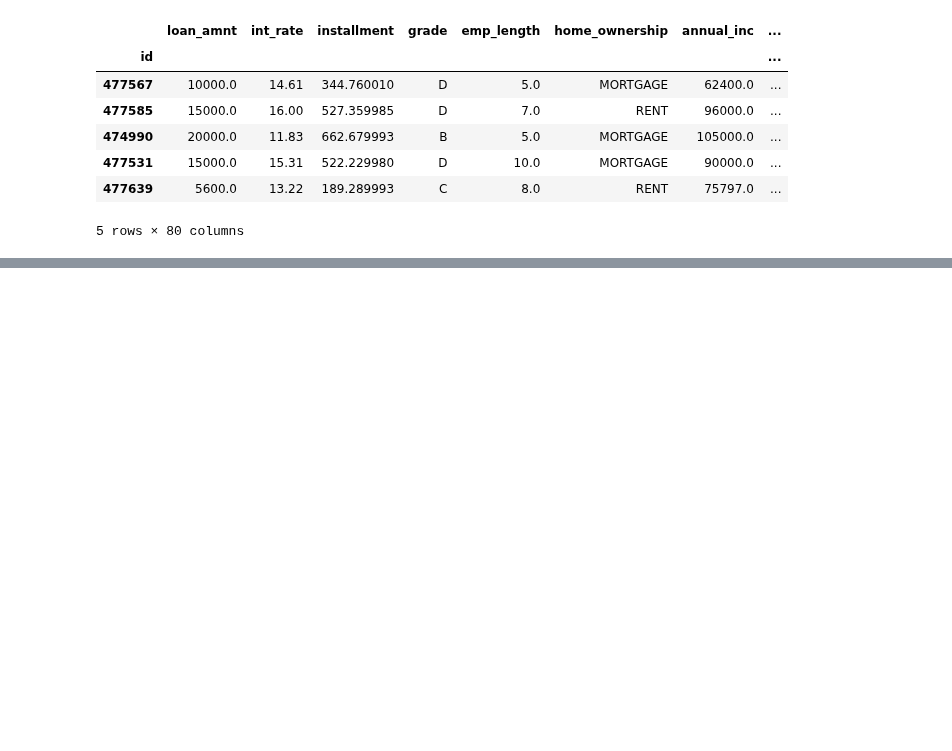
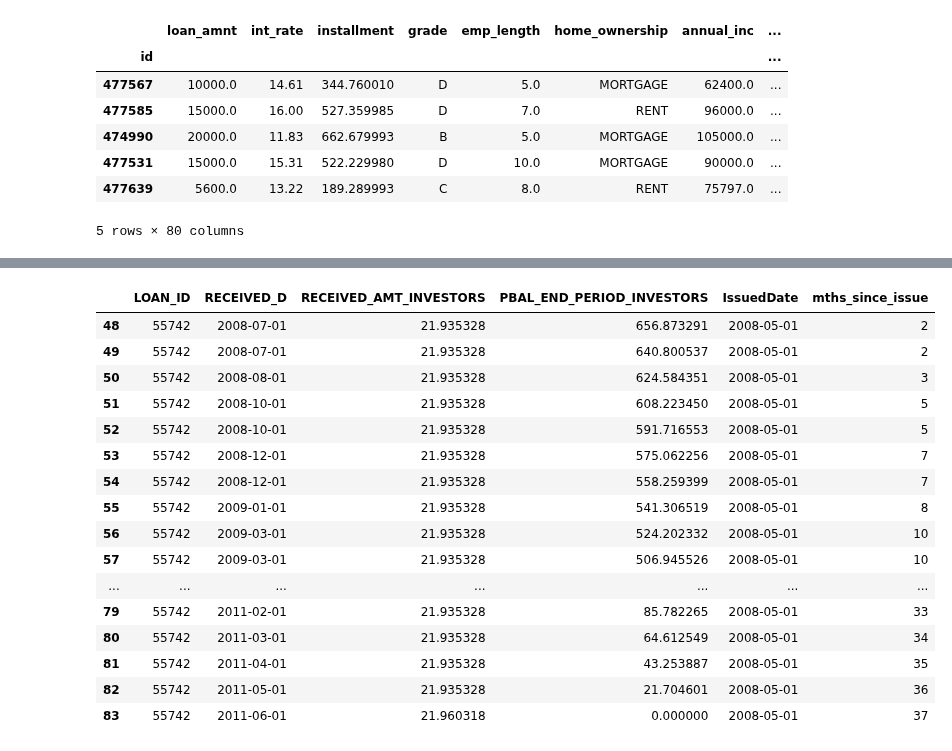
Before and after one commit to Booleans/consumer-loan-investment-strategy-simulator, a Jupyter notebook: FreshStart.ipynb, the cells around one changed output, grey strips where cells are left out. Cells and saved outputs as stored; diff of their text form; code cells hidden in the pictures; blank space fills up the shorter version.

```diff
--- a/FreshStart.ipynb
+++ b/FreshStart.ipynb
@@ -84,0 +172,6 @@ df_EDA.to_pickle('df_EDA.pkl.bz2', compression='bz2')
+# %%
+import pandas as pd
+
+payment_cols = ('LOAN_ID', 'IssuedDate', 'RECEIVED_D', 'RECEIVED_AMT_INVESTORS', 'PBAL_END_PERIOD_INVESTORS')
+payments = pd.read_csv('data/PMTHIST_INVESTOR_202006.csv', usecols=payment_cols, low_memory=False, nrows=10**6)
+payments.head()
@@ -84,0 +200,28 @@ df_EDA.to_pickle('df_EDA.pkl.bz2', compression='bz2')
+# %%
+def get_cleaned_payment_history_data(raw_payments_df):
+    '''
+    Function to clean the raw dataframe containing loan payments. Converts columns that are dates, integers, or floats to their
+    proper data type. Creates new column to calculate how many months into the loan each payment was made. A payment made in April 2019
+    for a loan issued in January 2019 would have a 'mths_since_issue' value of 3.
+
+    At the end set the index to be a multi-level index of date, loan id and sort the index.
+
+    Args:
+        raw_payments_df (dataframe): The dataframe containing the raw payments data for loans.
+
+    Returns:
+        DataFrame: Returns the payments dataframe with a multi-level index of payment date and loan ID.
+
+    TODO:
+        Figure out where in here to use .loc[] to avoid warnings in my Jupyter notebook.
+    '''
+    df = raw_payments_df
+    df['RECEIVED_D'] = convert_payment_date(df['RECEIVED_D'])
+    df['IssuedDate'] = convert_payment_date(df['IssuedDate'])
+    df['mths_since_issue'] = 12*(df['RECEIVED_D'].dt.year - df['IssuedDate'].dt.year) + (df['RECEIVED_D'].dt.month - df['IssuedDate'].dt.month)
+    df = df.dropna()
+    df['mths_since_issue'] = df['mths_since_issue'].astype('uint8')
+    #df.drop(columns='IssuedDate', inplace=True)
+    df['RECEIVED_AMT_INVESTORS'] = df['RECEIVED_AMT_INVESTORS'].astype('float32')
+    df['PBAL_END_PERIOD_INVESTORS'] = df['PBAL_END_PERIOD_INVESTORS'].astype('float32')
+    return df
@@ -84,0 +242,2 @@ df_EDA.to_pickle('df_EDA.pkl.bz2', compression='bz2')
+# %%
+df_payments_clean = get_cleaned_payment_history_data(payments)
@@ -84,0 +273,21 @@ df_EDA.to_pickle('df_EDA.pkl.bz2', compression='bz2')
+# %%
+mask = df_payments_clean['LOAN_ID'] == 55742
+df_payments_clean.loc[mask, :]
+# %% [output]
+|  | LOAN_ID | RECEIVED_D | RECEIVED_AMT_INVESTORS | PBAL_END_PERIOD_INVESTORS | IssuedDate | mths_since_issue |
+| 48 | 55742 | 2008-07-01 | 21.935328 | 656.873291 | 2008-05-01 | 2 |
+| 49 | 55742 | 2008-07-01 | 21.935328 | 640.800537 | 2008-05-01 | 2 |
+| 50 | 55742 | 2008-08-01 | 21.935328 | 624.584351 | 2008-05-01 | 3 |
+| 51 | 55742 | 2008-10-01 | 21.935328 | 608.223450 | 2008-05-01 | 5 |
+| 52 | 55742 | 2008-10-01 | 21.935328 | 591.716553 | 2008-05-01 | 5 |
+| 53 | 55742 | 2008-12-01 | 21.935328 | 575.062256 | 2008-05-01 | 7 |
+| 54 | 55742 | 2008-12-01 | 21.935328 | 558.259399 | 2008-05-01 | 7 |
+| 55 | 55742 | 2009-01-01 | 21.935328 | 541.306519 | 2008-05-01 | 8 |
+| 56 | 55742 | 2009-03-01 | 21.935328 | 524.202332 | 2008-05-01 | 10 |
+| 57 | 55742 | 2009-03-01 | 21.935328 | 506.945526 | 2008-05-01 | 10 |
+| ... | ... | ... | ... | ... | ... | ... |
+| 79 | 55742 | 2011-02-01 | 21.935328 | 85.782265 | 2008-05-01 | 33 |
+| 80 | 55742 | 2011-03-01 | 21.935328 | 64.612549 | 2008-05-01 | 34 |
+| 81 | 55742 | 2011-04-01 | 21.935328 | 43.253887 | 2008-05-01 | 35 |
+| 82 | 55742 | 2011-05-01 | 21.935328 | 21.704601 | 2008-05-01 | 36 |
+| 83 | 55742 | 2011-06-01 | 21.960318 | 0.000000 | 2008-05-01 | 37 |
```
Also changed, not shown: parts of 34 cells of this notebook.
